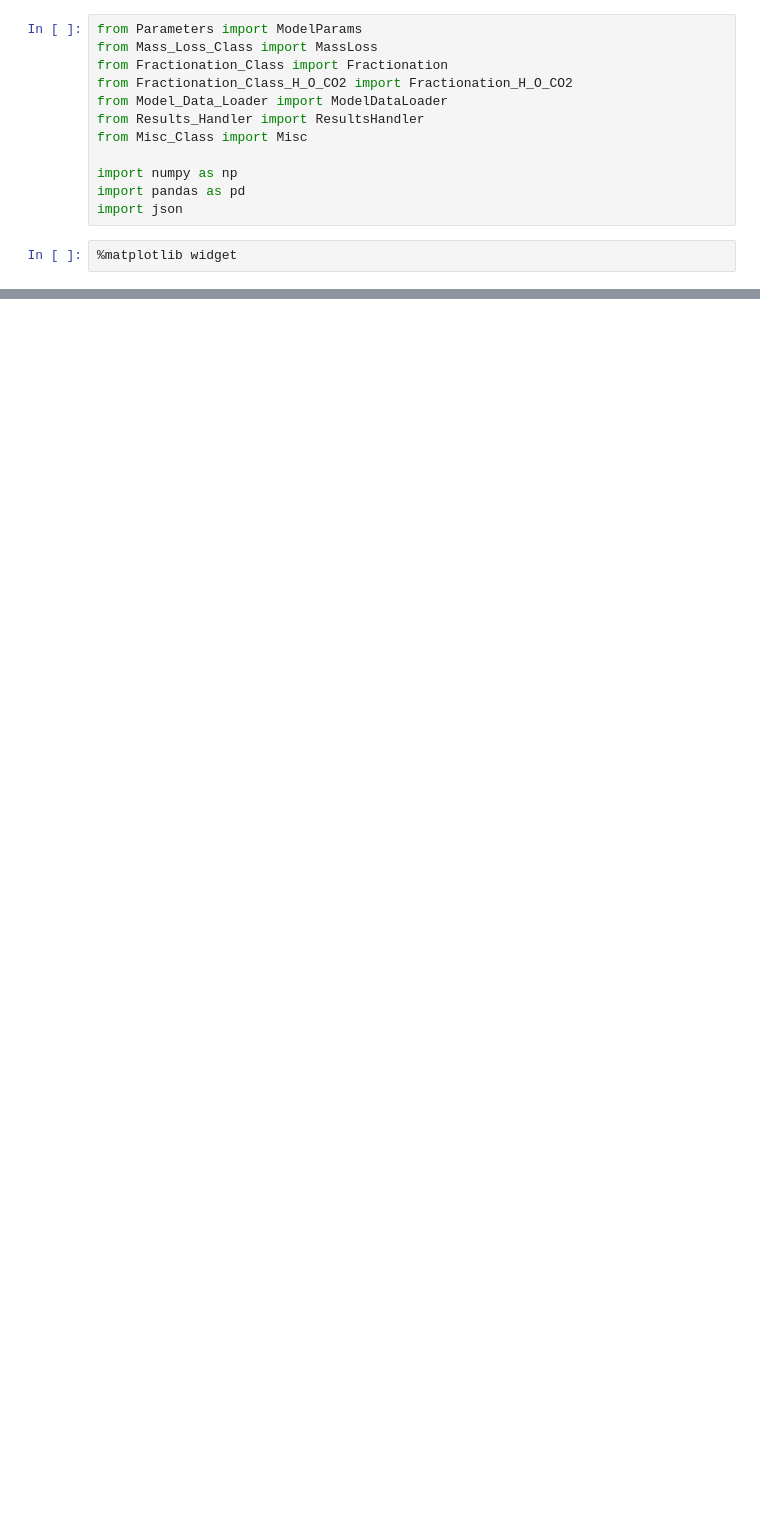
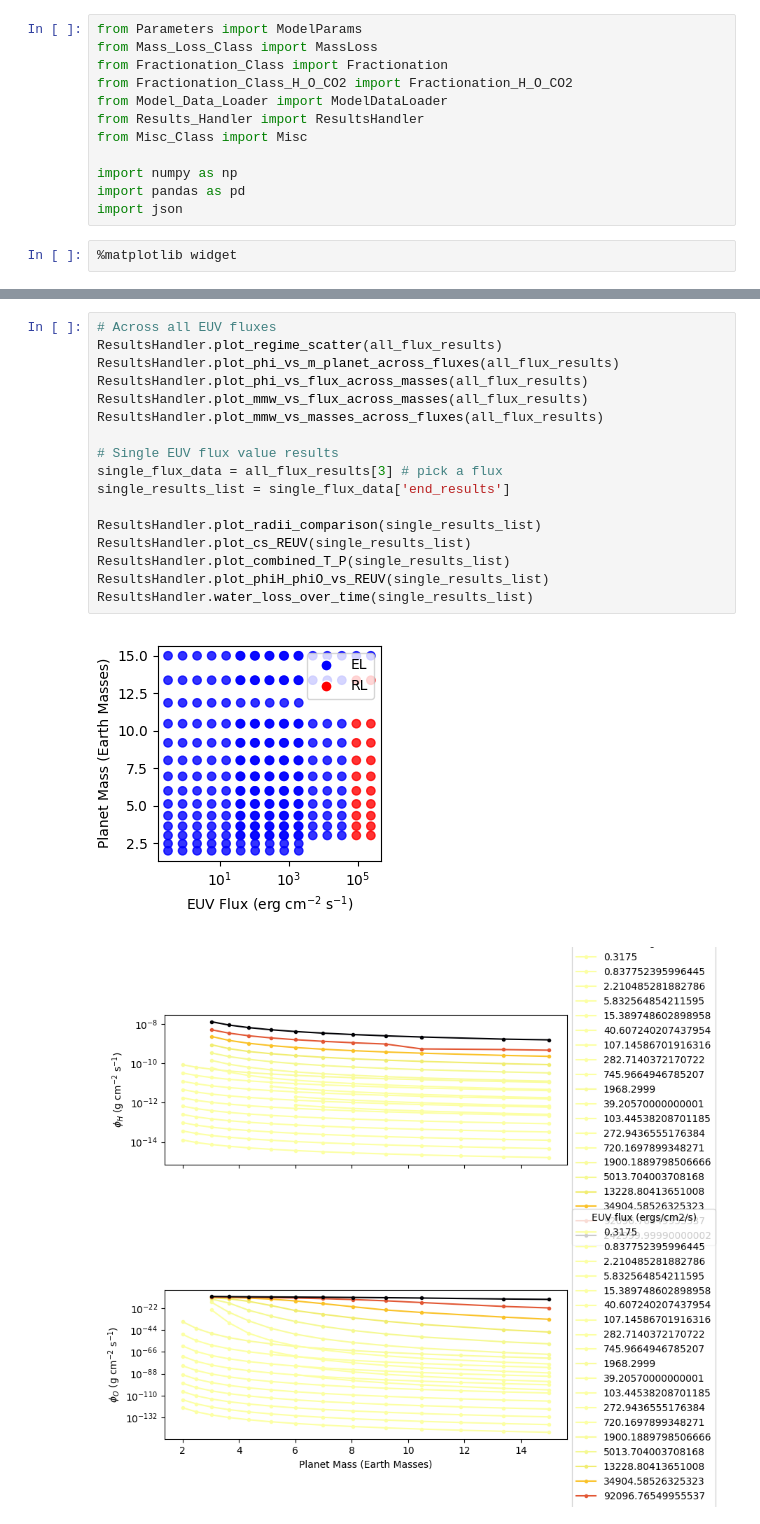
Before and after one commit to ExoInteriors/BOREAS, a Jupyter notebook: Main.ipynb, the cells around one changed output, grey strips where cells are left out. Drawn from its saved outputs; the diff is of its cells as text; blank space fills up the shorter version.

Commit message:
Added new .ddar loader, chemistry for HHe H2O mixture, plots

```diff
--- a/Main.ipynb
+++ b/Main.ipynb
@@ -164,0 +146,20 @@ Warning: Check for CPML. RS_flow (2.08e+09) < REUV (3.10e+09) for planet mass=15
+# %%
+# Across all EUV fluxes
+ResultsHandler.plot_regime_scatter(all_flux_results)
+ResultsHandler.plot_phi_vs_m_planet_across_fluxes(all_flux_results)
+ResultsHandler.plot_phi_vs_flux_across_masses(all_flux_results)
+ResultsHandler.plot_mmw_vs_flux_across_masses(all_flux_results)
+ResultsHandler.plot_mmw_vs_masses_across_fluxes(all_flux_results)
+
+# Single EUV flux value results
+single_flux_data = all_flux_results[3] # pick a flux
+single_results_list = single_flux_data['end_results']
+
+ResultsHandler.plot_radii_comparison(single_results_list)
+ResultsHandler.plot_cs_REUV(single_results_list)
+ResultsHandler.plot_combined_T_P(single_results_list)
+ResultsHandler.plot_phiH_phiO_vs_REUV(single_results_list)
+ResultsHandler.water_loss_over_time(single_results_list)
+# %% [output]
+[figure, added]
+[figure, added]
```
Also changed, not shown: parts of 4 cells of this notebook, 5 other files.
